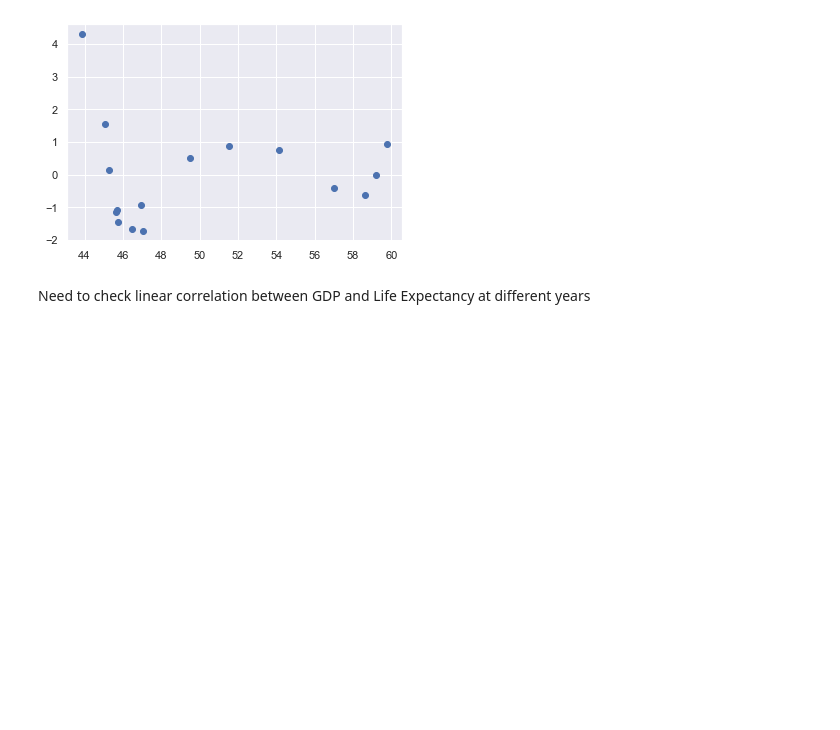
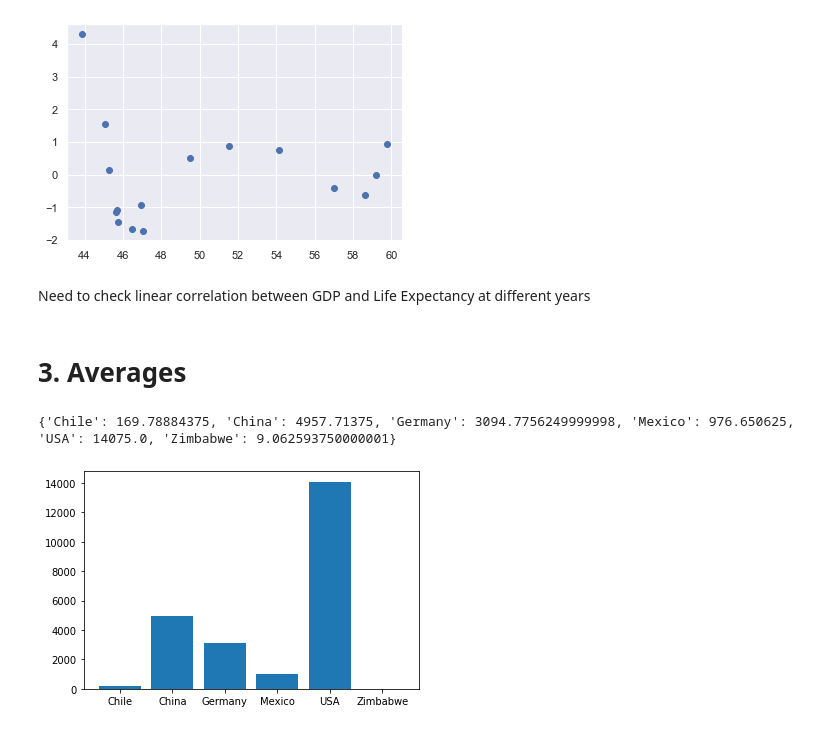
Before and after one commit to R0go/GDP_Life_Expectancy, a Jupyter notebook: life_expectancy_gdp.ipynb, the cells around one changed output. Drawn from its saved outputs; the diff is of its cells as text; code cells hidden in the pictures; blank space fills up the shorter version.

```diff
--- a/life_expectancy_gdp.ipynb
+++ b/life_expectancy_gdp.ipynb
@@ -219,3 +238,29 @@ for i in data_file.Country.unique():
 [figure]
 # %% [markdown]
 Need to check linear correlation between GDP and Life Expectancy at different years
+# %% [markdown]
+# 3. Averages
+# %%
+mean_GDP_values = {}
+for i in data_file.Country.unique():
+    j=i
+    if i == 'United States of America':
+        j = 'USA'
+    mean_GDP_values[j] = np.mean(data_file[data_file['Country']==i]['GDP'])
+
+print(mean_GDP_values)
+
+plt.bar(mean_GDP_values.keys(), mean_GDP_values.values())
+plt.show()
+
+#mean_GDP_values_df = pd.DataFrame.from_dict(mean_GDP_values)
+
+#print(mean_GDP_values_df.head())
+
+#data_chile = data_file[data_file['Country']=='Chile']
+# print('######################')
+# print(np.median(data_chile['Life expectancy at birth (years)']))
+# print(np.median(data_file['Life expectancy at birth (years)']))
+# %% [output]
+{'Chile': 169.78884375, 'China': 4957.71375, 'Germany': 3094.7756249999998, 'Mexico': 976.650625, 'USA': 14075.0, 'Zimbabwe': 9.062593750000001}
+[figure, added]
```
Also changed, not shown: parts of 8 cells of this notebook.
